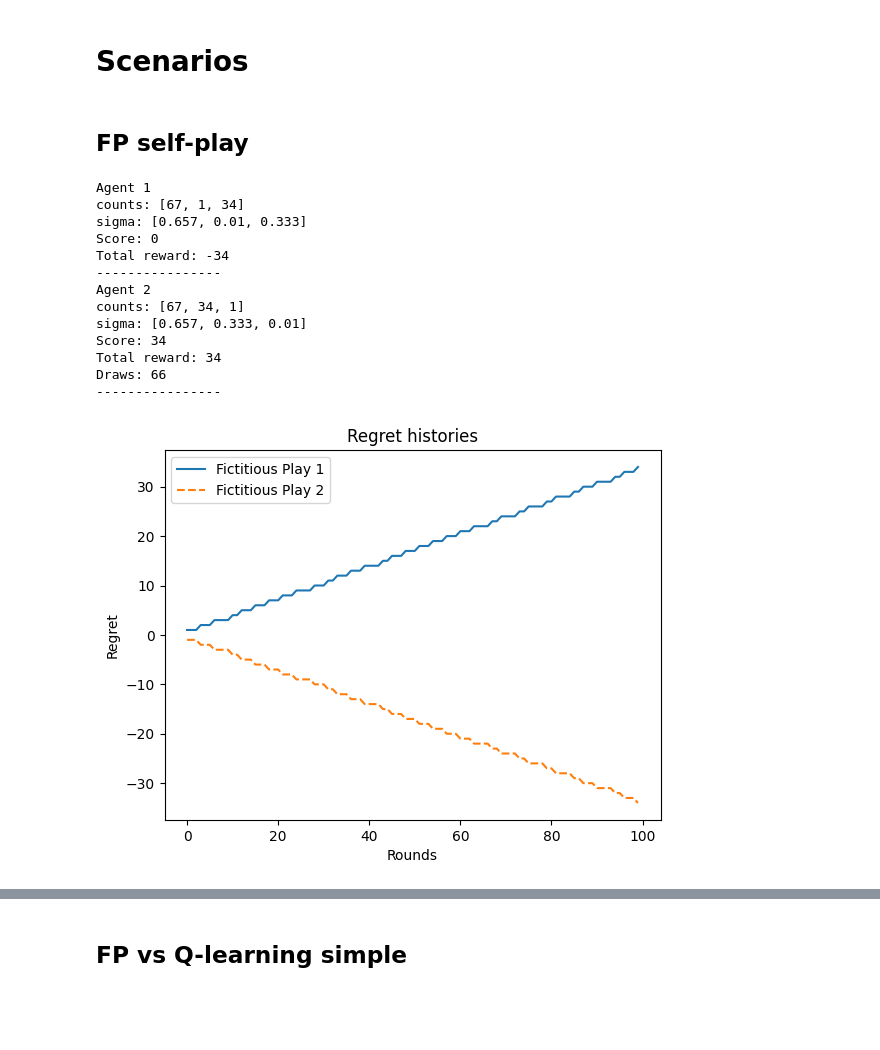
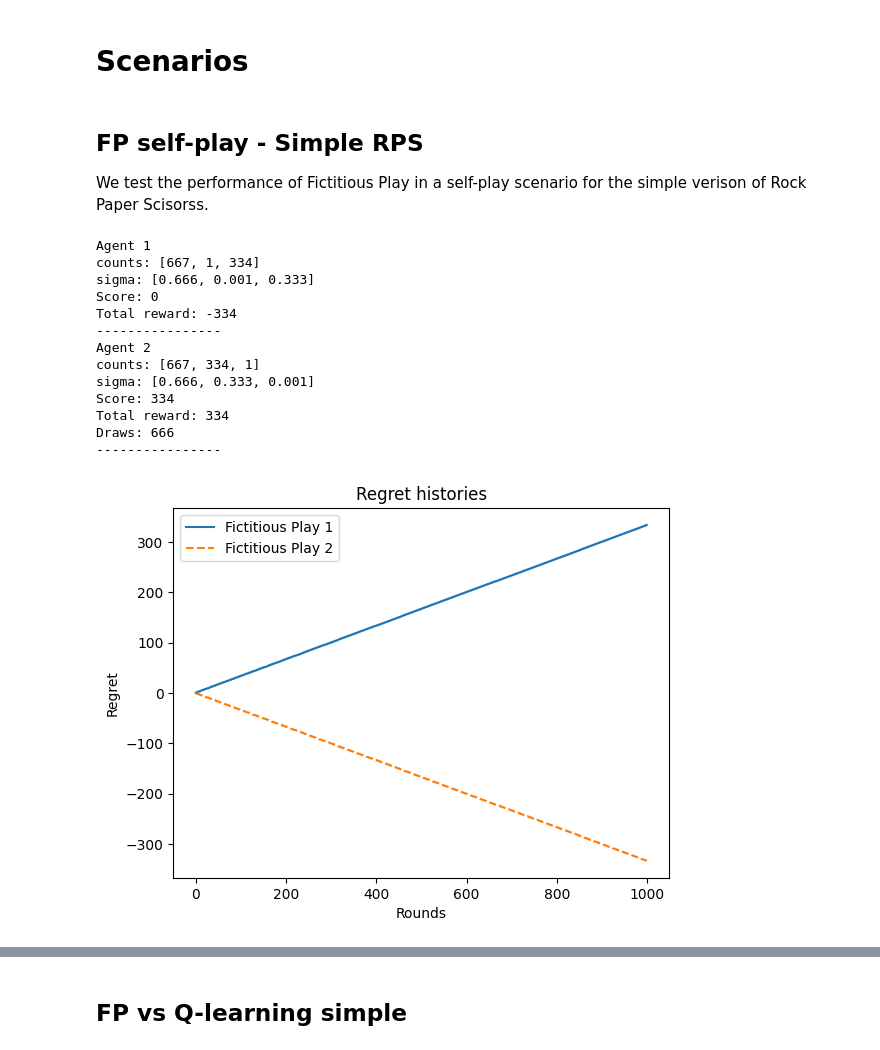
Before and after one commit to gpetrousov/adversarial_rl_demokritos, a Jupyter notebook: FP_and_RL_equilibria.ipynb, the cells around one changed output, grey strips where cells are left out. Drawn from its saved outputs; the diff is of its cells as text; code cells hidden in the pictures; blank space fills up the shorter version.

Commit message:
FP self-play interpretation

```diff
--- a/FP_and_RL_equilibria.ipynb
+++ b/FP_and_RL_equilibria.ipynb
@@ -717,7 +718,9 @@ def plot_regret(rounds, regret_history1, agent_type1, regret_history2, agent_typ
 # %% [markdown]
 # Scenarios
 # %% [markdown]
-## FP self-play
+## FP self-play - Simple RPS
+
+We test the performance of Fictitious Play in a self-play scenario for the simple verison of Rock Paper Scisorss.
 # %%
 def fp_self_play(rounds):
 
@@ -783,19 +786,19 @@ def fp_self_play(rounds):
     print("----------------")
     plot_regret(rounds, regret_history_agent1, "Fictitious Play 1", regret_history_agent2, "Fictitious Play 2")
 # %%
-fp_self_play(100)
+fp_self_play(1000)
 # %% [output]
 Agent 1
-counts: [67, 1, 34]
-sigma: [0.657, 0.01, 0.333]
+counts: [667, 1, 334]
+sigma: [0.666, 0.001, 0.333]
 Score: 0
-Total reward: -34
+Total reward: -334
 ----------------
 Agent 2
-counts: [67, 34, 1]
-sigma: [0.657, 0.333, 0.01]
-Score: 34
-Total reward: 34
-Draws: 66
+counts: [667, 334, 1]
+sigma: [0.666, 0.333, 0.001]
+Score: 334
+Total reward: 334
+Draws: 666
 ----------------
-[figure, old version]
+[figure, new version]
```
Also changed, not shown: parts of 2 cells of this notebook.
